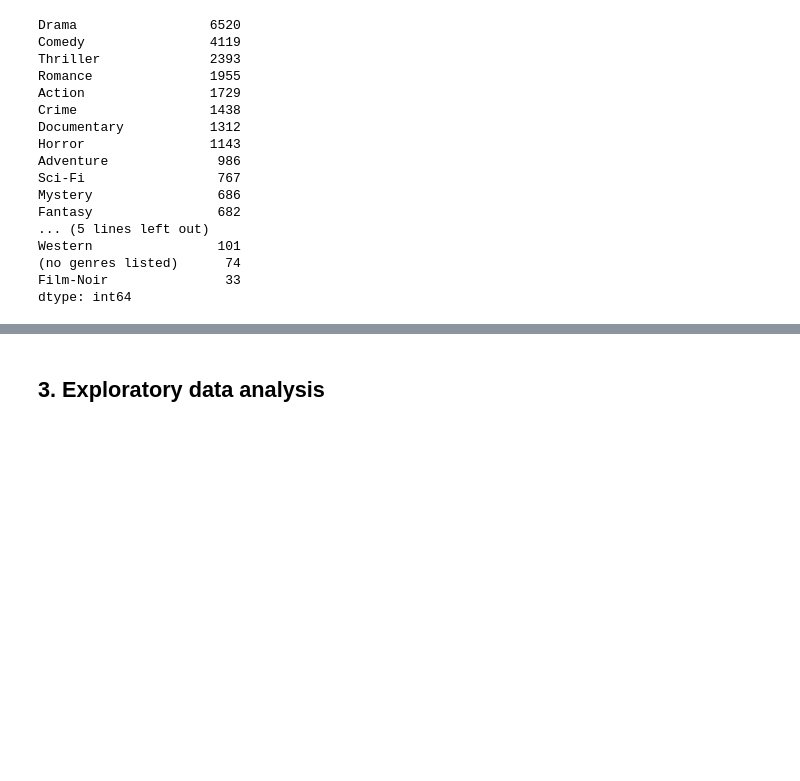
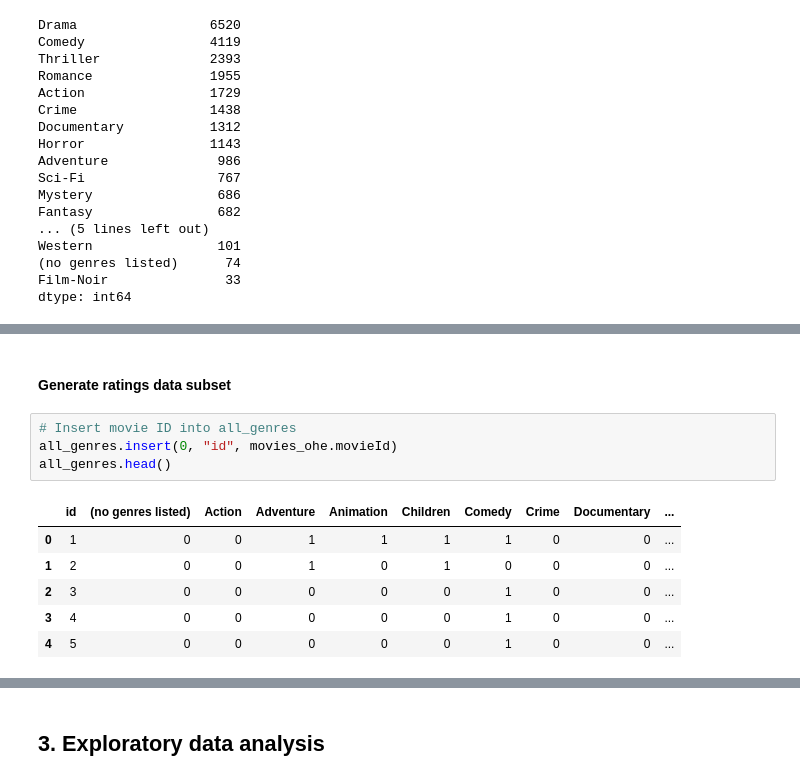
Before and after one commit to NgawethuMtirara/unsupervised-streamlit-teamcw3, a Jupyter notebook: Notebook/Team_CW3_Unsupervised.ipynb, the cells around one changed output, grey strips where cells are left out. Cells and saved outputs as stored; diff of their text form; blank space fills up the shorter version.

Commit message:
Final preprocessing
CSVs ratings - association rule

```diff
--- a/Notebook/Team_CW3_Unsupervised.ipynb
+++ b/Notebook/Team_CW3_Unsupervised.ipynb
@@ -447,0 +481,13 @@ movies_ohe.to_csv(newpath + "/movies_metadata_ohe.csv", index=False)
+# %% [markdown]
+#### Generate ratings data subset
+# %%
+# Insert movie ID into all_genres
+all_genres.insert(0, "id", movies_ohe.movieId)
+all_genres.head()
+# %% [output]
+|  | id | (no genres listed) | Action | Adventure | Animation | Children | Comedy | Crime | Documentary | ... |
+| 0 | 1 | 0 | 0 | 1 | 1 | 1 | 1 | 0 | 0 | ... |
+| 1 | 2 | 0 | 0 | 1 | 0 | 1 | 0 | 0 | 0 | ... |
+| 2 | 3 | 0 | 0 | 0 | 0 | 0 | 1 | 0 | 0 | ... |
+| 3 | 4 | 0 | 0 | 0 | 0 | 0 | 1 | 0 | 0 | ... |
+| 4 | 5 | 0 | 0 | 0 | 0 | 0 | 1 | 0 | 0 | ... |
```
Also changed, not shown: parts of 31 cells of this notebook, 21 other files.
